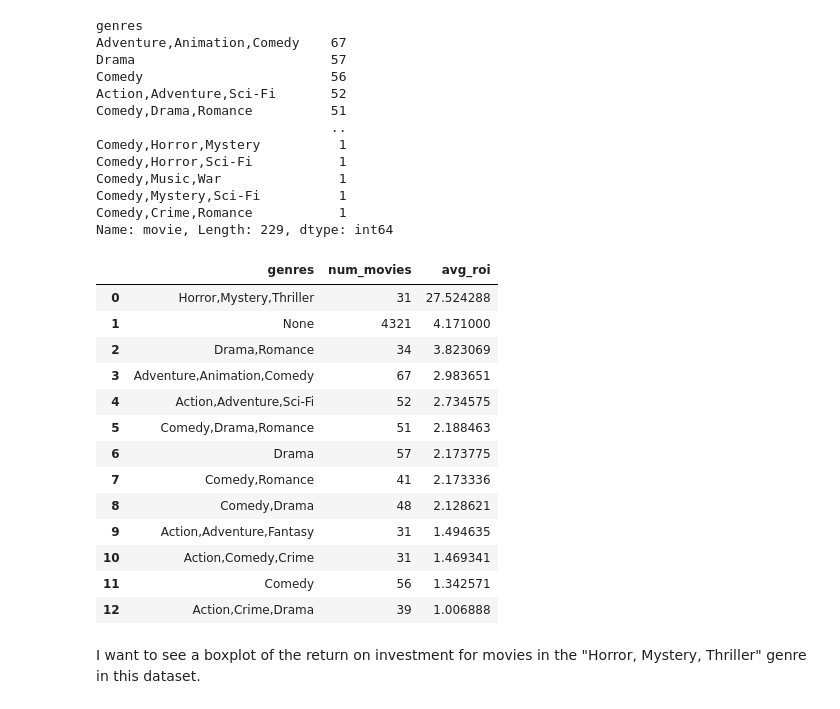
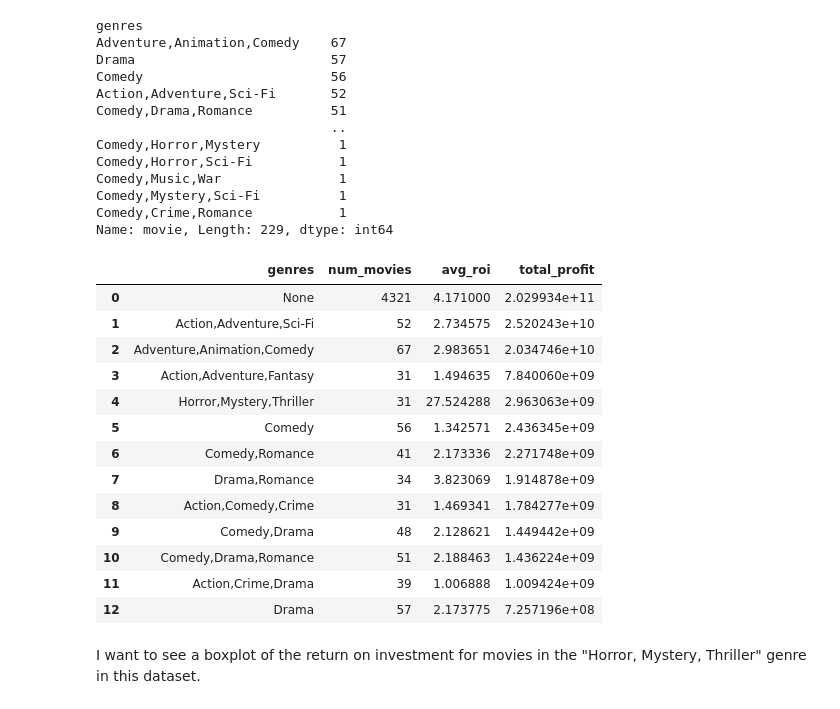
Before and after one commit to ran0027/microsoft_movie_analysis, a Jupyter notebook: Untitled.ipynb, the cells around one changed output. Saved outputs shown, nothing was run; the diff lists cells and outputs as text; code cells hidden in the pictures.

```diff
--- a/Untitled.ipynb
+++ b/Untitled.ipynb
@@ -161,3 +115,5 @@ bom_movie_gross['foreign_gross'] = bom_movie_gross['foreign_gross'].map(to_float
+# %%
+kaggle_tmdb_5000.dropna(subset=['release_date'], inplace=True)
 # %% [markdown]
 ### Join all data into one table
 # %% [markdown]
@@ -172,0 +452,15 @@ bom_movie_gross['movie_year'] = bom_movie_gross['title'] + ' ' + bom_movie_gross
+# %%
+movie_dates = all_movies.copy()
+
+movie_dates['release_month'] = movie_dates.release_date.map(lambda x: x[:3])
+
+def part_of_month(value):
+    ''' Decide, based on date as string, whether date is early, mid or late in the month.'''
+    if int(value[4:6].replace(',','')) < 11:
+        return 'early'
+    elif int(value[4:6].replace(',','')) < 22:
+        return 'mid'
+    else:
+        return 'late'
+
+movie_dates['release_category'] = movie_dates['release_date'].map(part_of_month) +'-' + movie_dates.release_month
@@ -491,2 +1027,0 @@ all_movies.head(3)
-# %%
-all_movies['roi'] = (all_movies['worldwide_gross'] - all_movies['production_budget']) / all_movies['production_budget']
@@ -535,29 +1045,29 @@ Comedy,Mystery,Sci-Fi          1
 Comedy,Crime,Romance           1
 Name: movie, Length: 229, dtype: int64
 # %%
-query = ''' SELECT genres, COUNT(*) AS num_movies, AVG(roi) AS avg_roi
+query = ''' SELECT genres, COUNT(*) AS num_movies, AVG(roi) AS avg_roi, SUM(profit) AS total_profit
             FROM all_movies
             GROUP BY genres
             HAVING COUNT(*) >= 30
-            ORDER BY AVG(roi) DESC
+            ORDER BY SUM(profit) DESC
             ;
             '''
 psdf(query)
 # %% [output]
-|  | genres | num_movies | avg_roi |
-| 0 | Horror,Mystery,Thriller | 31 | 27.524288 |
-| 1 | None | 4321 | 4.171000 |
-| 2 | Drama,Romance | 34 | 3.823069 |
-| 3 | Adventure,Animation,Comedy | 67 | 2.983651 |
-| 4 | Action,Adventure,Sci-Fi | 52 | 2.734575 |
-| 5 | Comedy,Drama,Romance | 51 | 2.188463 |
-| 6 | Drama | 57 | 2.173775 |
-| 7 | Comedy,Romance | 41 | 2.173336 |
-| 8 | Comedy,Drama | 48 | 2.128621 |
-| 9 | Action,Adventure,Fantasy | 31 | 1.494635 |
-| 10 | Action,Comedy,Crime | 31 | 1.469341 |
-| 11 | Comedy | 56 | 1.342571 |
-| 12 | Action,Crime,Drama | 39 | 1.006888 |
+|  | genres | num_movies | avg_roi | total_profit |
+| 0 | None | 4321 | 4.171000 | 2.029934e+11 |
+| 1 | Action,Adventure,Sci-Fi | 52 | 2.734575 | 2.520243e+10 |
+| 2 | Adventure,Animation,Comedy | 67 | 2.983651 | 2.034746e+10 |
+| 3 | Action,Adventure,Fantasy | 31 | 1.494635 | 7.840060e+09 |
+| 4 | Horror,Mystery,Thriller | 31 | 27.524288 | 2.963063e+09 |
+| 5 | Comedy | 56 | 1.342571 | 2.436345e+09 |
+| 6 | Comedy,Romance | 41 | 2.173336 | 2.271748e+09 |
+| 7 | Drama,Romance | 34 | 3.823069 | 1.914878e+09 |
+| 8 | Action,Comedy,Crime | 31 | 1.469341 | 1.784277e+09 |
+| 9 | Comedy,Drama | 48 | 2.128621 | 1.449442e+09 |
+| 10 | Comedy,Drama,Romance | 51 | 2.188463 | 1.436224e+09 |
+| 11 | Action,Crime,Drama | 39 | 1.006888 | 1.009424e+09 |
+| 12 | Drama | 57 | 2.173775 | 7.257196e+08 |
 # %% [markdown]
 I want to see a boxplot of the return on investment for movies in the "Horror, Mystery, Thriller" genre in this dataset.
 # %%
```
Also changed, not shown: parts of 147 cells of this notebook.
